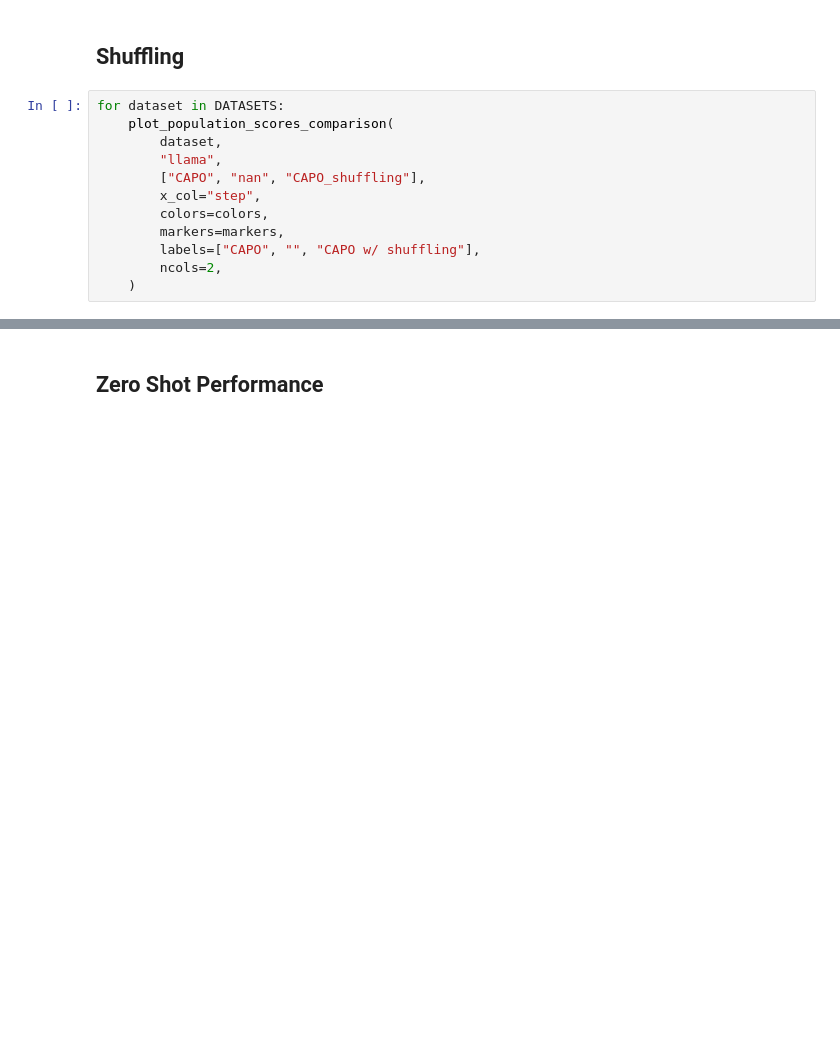
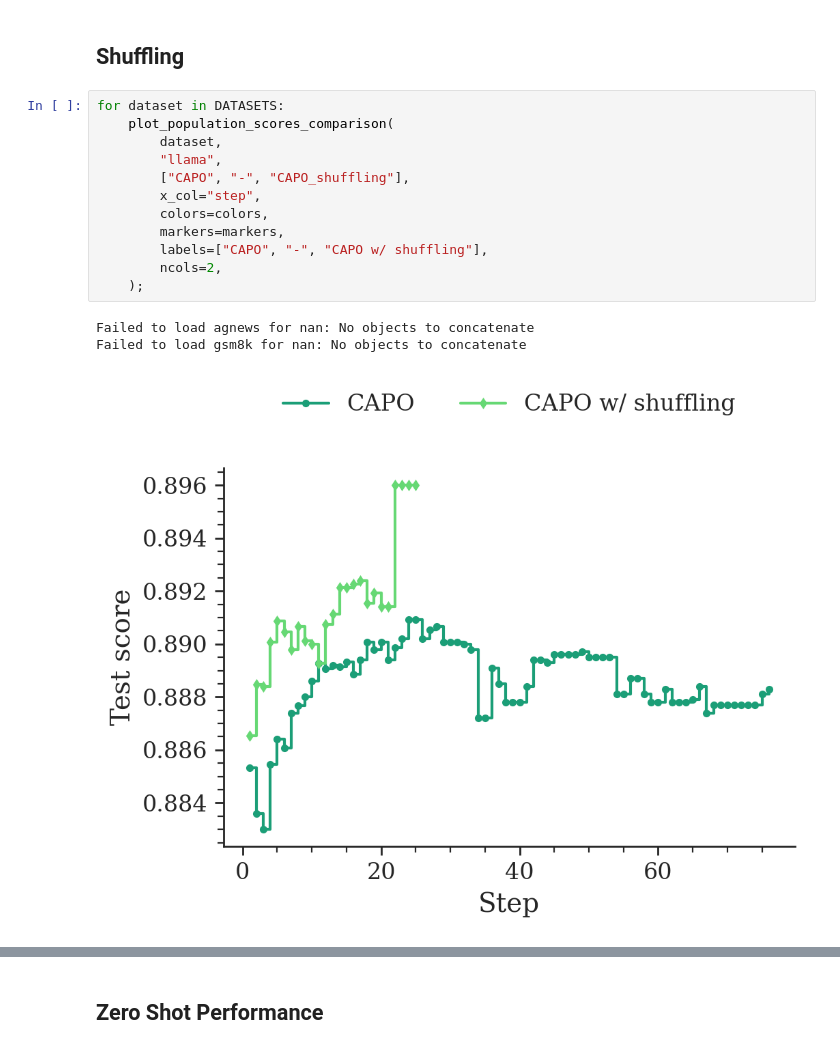
Before and after one commit to finitearth/capo, a Jupyter notebook: notebooks/paper_visualization/ablation_visualization.ipynb, the cells around one changed output, grey strips where cells are left out. Saved outputs shown, nothing was run; the diff lists cells and outputs as text; blank space fills up the shorter version.

```diff
--- a/notebooks/paper_visualization/ablation_visualization.ipynb
+++ b/notebooks/paper_visualization/ablation_visualization.ipynb
@@ -69,12 +78,16 @@ generate_comparison_table(DATASETS, ["CAPO", "CAPO_no_racing"], "llama")
 # %%
 for dataset in DATASETS:
     plot_population_scores_comparison(
         dataset,
         "llama",
-        ["CAPO", "nan", "CAPO_shuffling"],
+        ["CAPO", "-", "CAPO_shuffling"],
         x_col="step",
         colors=colors,
         markers=markers,
-        labels=["CAPO", "", "CAPO w/ shuffling"],
+        labels=["CAPO", "-", "CAPO w/ shuffling"],
         ncols=2,
-    )
+    );
+# %% [output]
+Failed to load agnews for nan: No objects to concatenate
+Failed to load gsm8k for nan: No objects to concatenate
+[figure, added]
```
Also changed, not shown: parts of 17 cells of this notebook, 2 other files.
